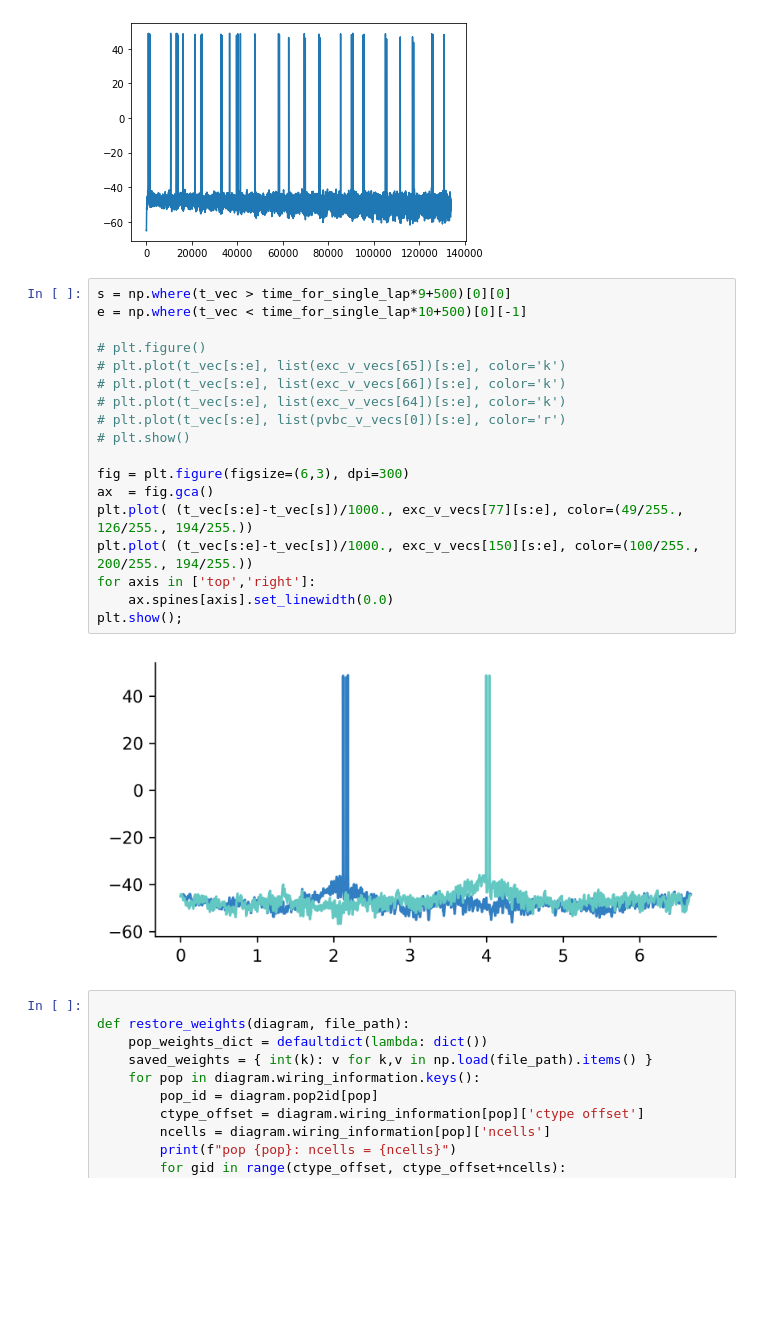
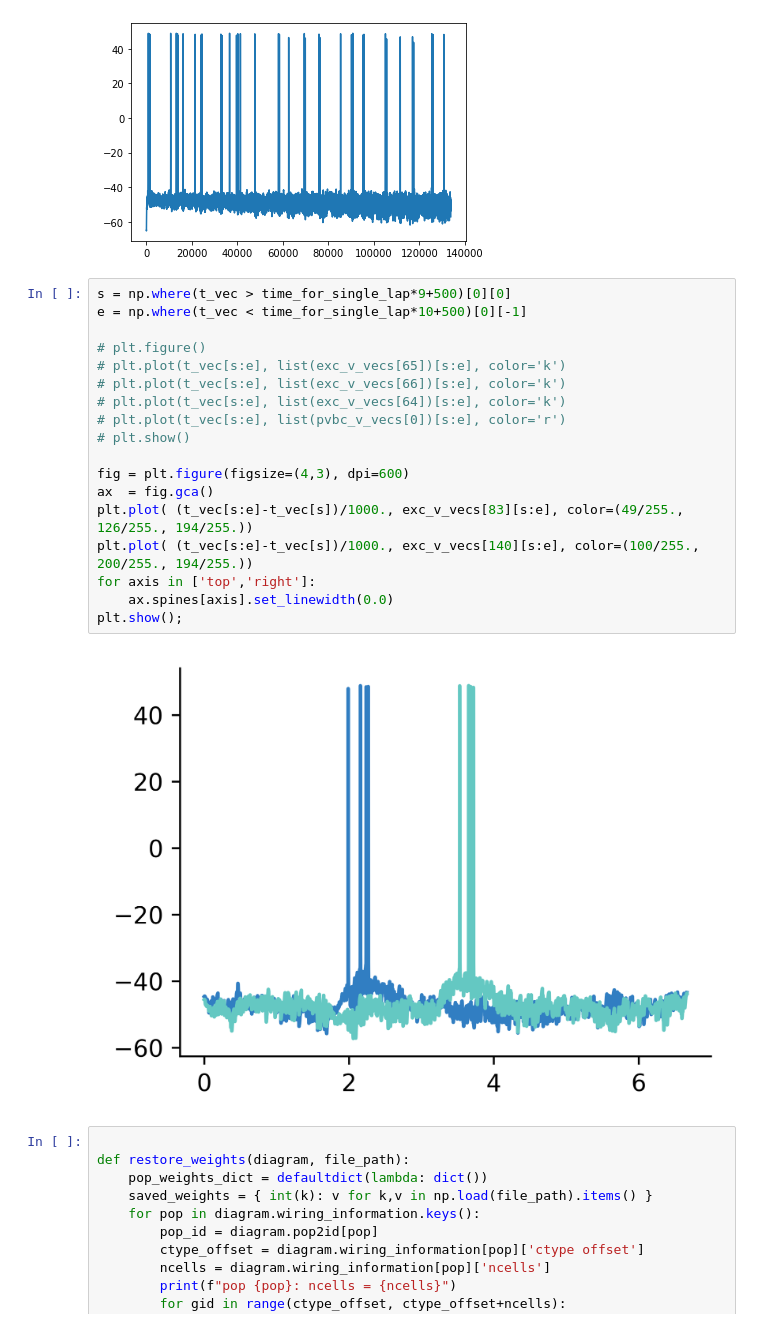
Before and after one commit to soltesz-lab/ca3_biophysical, a Jupyter notebook: notebooks/plot_training_segs_stdp_mf_input_uniform.ipynb, the cells around one changed output. Cells and saved outputs as stored; diff of their text form; blank space fills up the shorter version.

```diff
--- a/notebooks/plot_training_segs_stdp_mf_input_uniform.ipynb
+++ b/notebooks/plot_training_segs_stdp_mf_input_uniform.ipynb
@@ -590,23 +599,23 @@ plt.show();
 # %%
 s = np.where(t_vec > time_for_single_lap*9+500)[0][0]
 e = np.where(t_vec < time_for_single_lap*10+500)[0][-1]
 
 # plt.figure()
 # plt.plot(t_vec[s:e], list(exc_v_vecs[65])[s:e], color='k')
 # plt.plot(t_vec[s:e], list(exc_v_vecs[66])[s:e], color='k')
 # plt.plot(t_vec[s:e], list(exc_v_vecs[64])[s:e], color='k')
 # plt.plot(t_vec[s:e], list(pvbc_v_vecs[0])[s:e], color='r')
 # plt.show()
 
-fig = plt.figure(figsize=(6,3), dpi=300)
+fig = plt.figure(figsize=(4,3), dpi=600)
 ax  = fig.gca()
-plt.plot( (t_vec[s:e]-t_vec[s])/1000., exc_v_vecs[77][s:e], color=(49/255., 126/255., 194/255.))
-plt.plot( (t_vec[s:e]-t_vec[s])/1000., exc_v_vecs[150][s:e], color=(100/255., 200/255., 194/255.))
+plt.plot( (t_vec[s:e]-t_vec[s])/1000., exc_v_vecs[83][s:e], color=(49/255., 126/255., 194/255.))
+plt.plot( (t_vec[s:e]-t_vec[s])/1000., exc_v_vecs[140][s:e], color=(100/255., 200/255., 194/255.))
 for axis in ['top','right']:
     ax.spines[axis].set_linewidth(0.0)
 plt.show();
 # %% [output]
-[figure, old version]
+[figure, new version]
 # %%
 
 def restore_weights(diagram, file_path):
```
Also changed, not shown: parts of 25 cells of this notebook.
